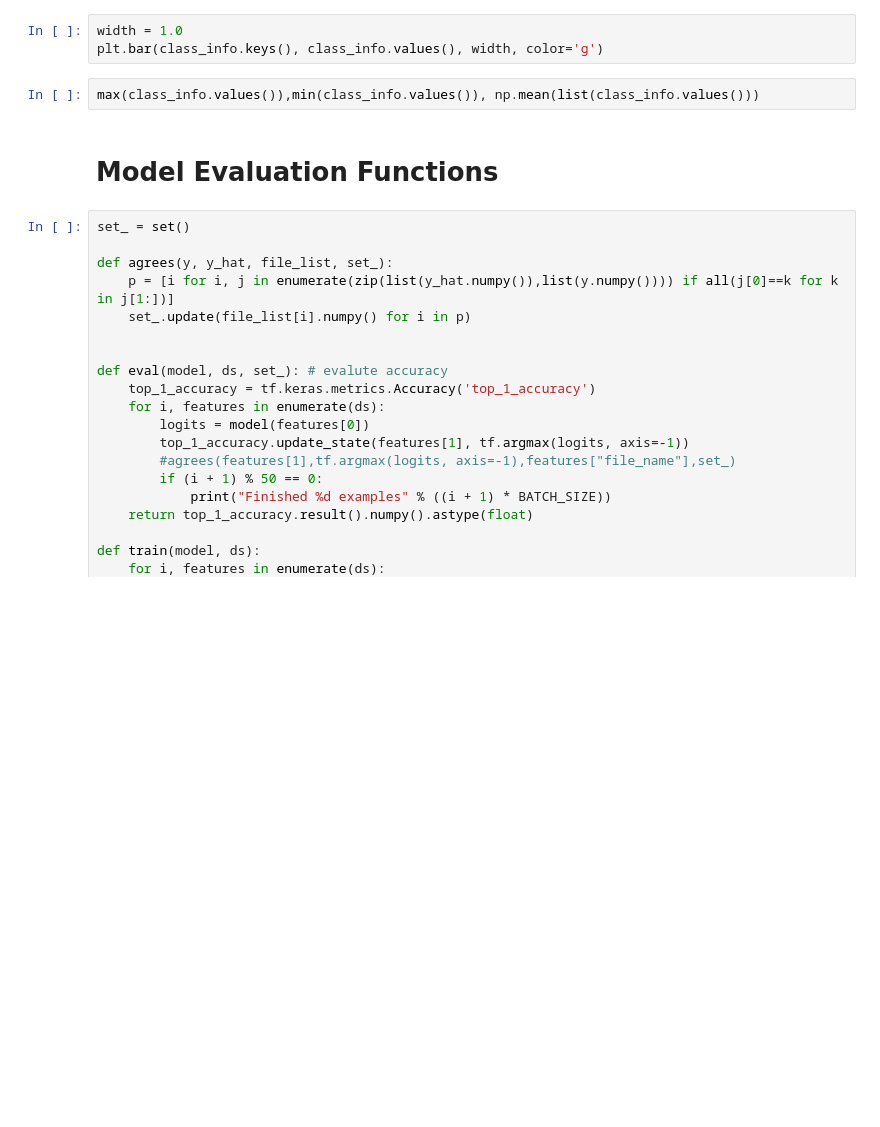
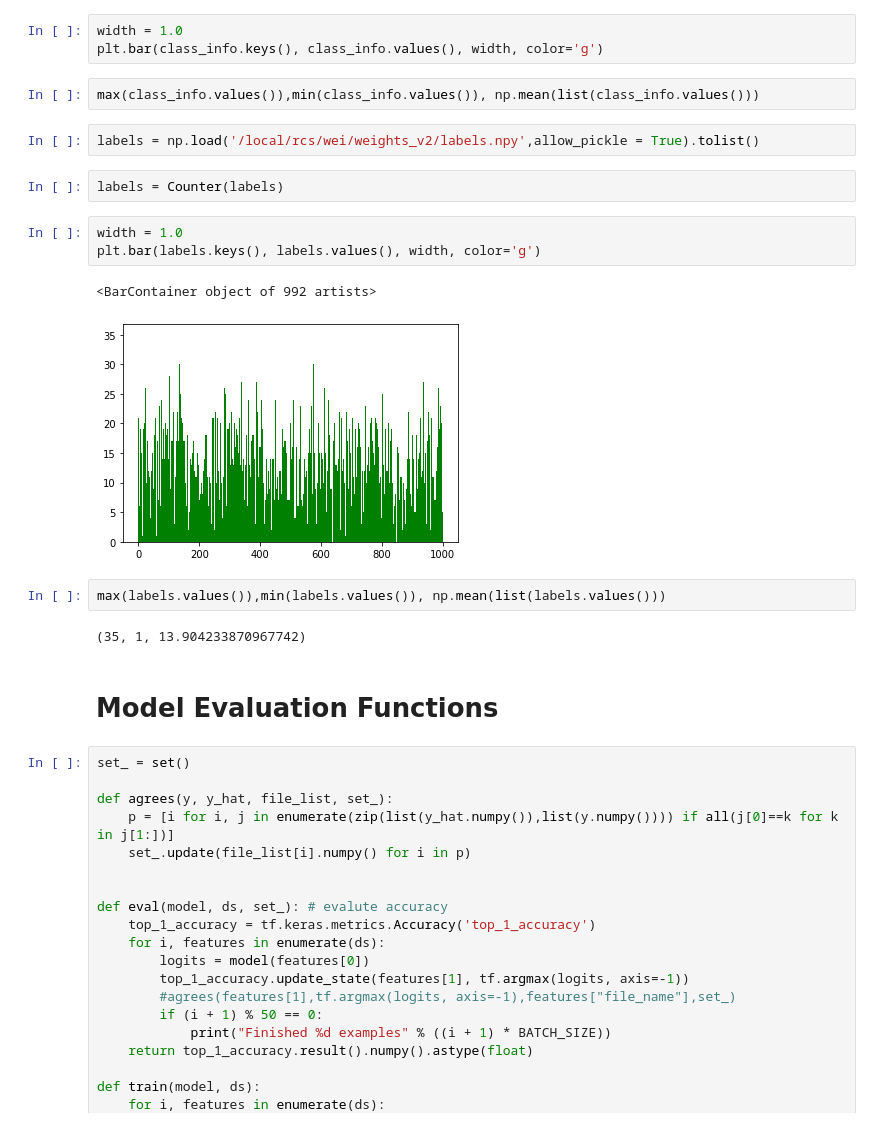
Before and after one commit to WeiHao97/deepxplore, a Jupyter notebook: ImageNet/q_model_generate_wei.ipynb, the cells around one changed output. Saved outputs shown, nothing was run; the diff lists cells and outputs as text; blank space fills up the shorter version.

```diff
--- a/ImageNet/q_model_generate_wei.ipynb
+++ b/ImageNet/q_model_generate_wei.ipynb
@@ -100,6 +100,20 @@ width = 1.0
 plt.bar(class_info.keys(), class_info.values(), width, color='g')
 # %%
 max(class_info.values()),min(class_info.values()), np.mean(list(class_info.values()))
+# %%
+labels = np.load('/local/rcs/wei/weights_v2/labels.npy',allow_pickle = True).tolist()
+# %%
+labels = Counter(labels)
+# %%
+width = 1.0
+plt.bar(labels.keys(), labels.values(), width, color='g')
+# %% [output]
+<BarContainer object of 992 artists>
+[figure, added]
+# %%
+max(labels.values()),min(labels.values()), np.mean(list(labels.values()))
+# %% [output]
+(35, 1, 13.904233870967742)
 # %% [markdown]
 # Model Evaluation Functions
 # %%
```
Also changed, not shown: parts of 46 cells of this notebook, 5 other files.
